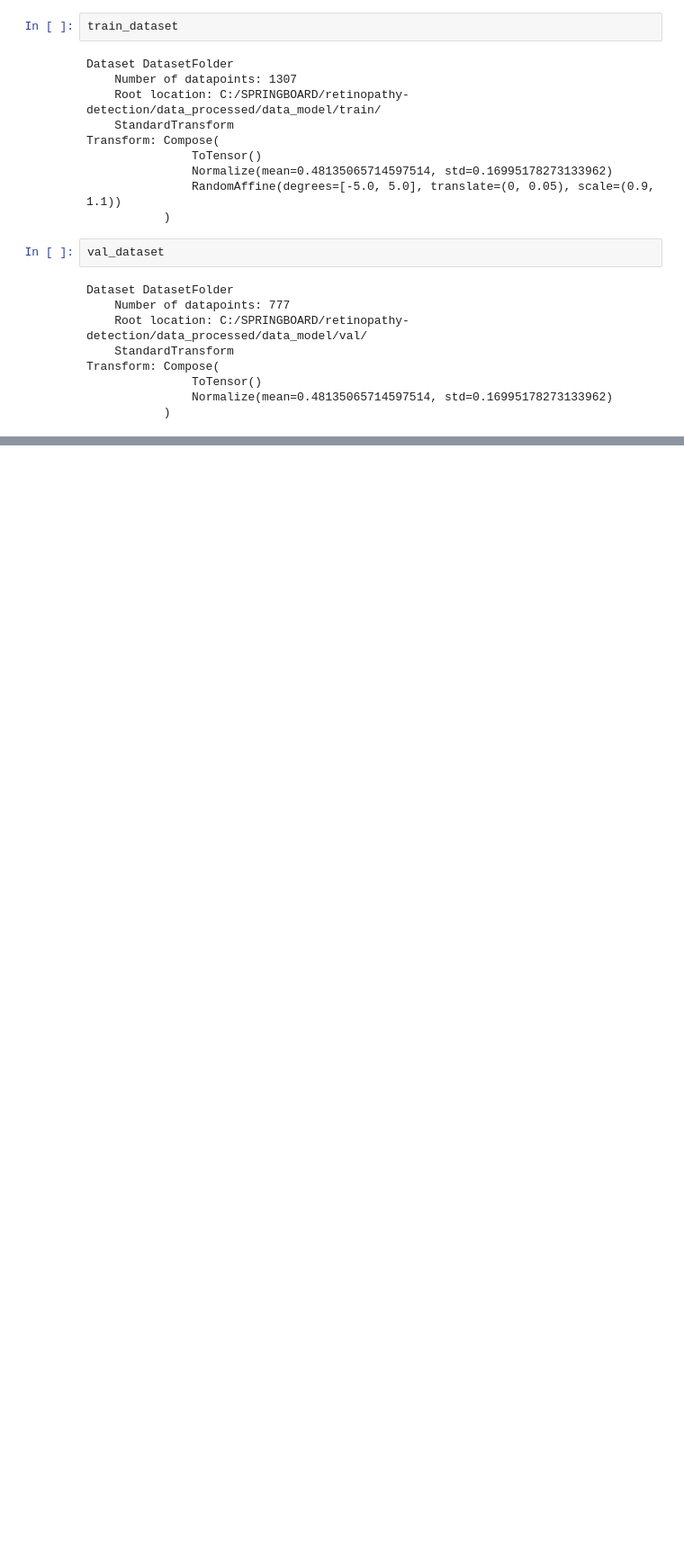
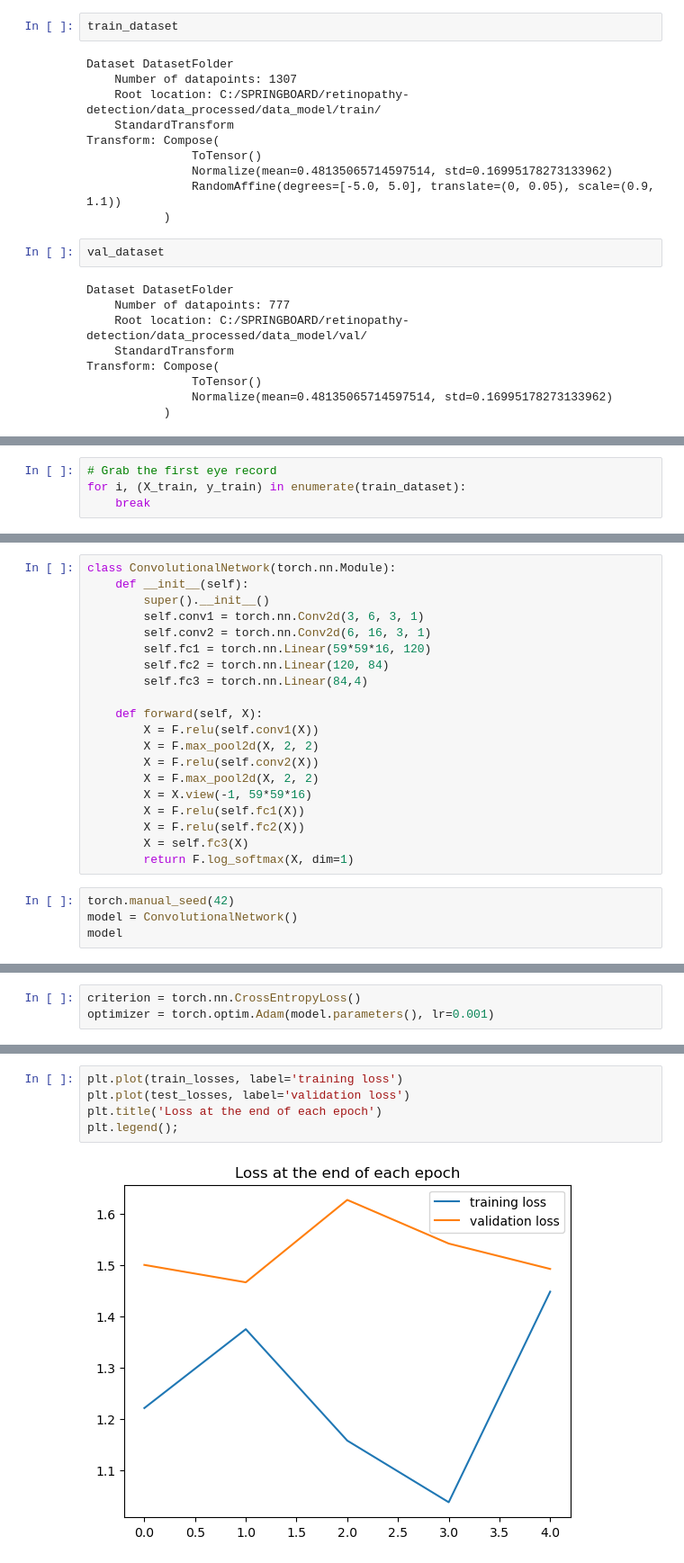
Before and after one commit to pablo-git8/retinoipathy-detection, a Jupyter notebook: notebooks/04_preprocessing_modeling.ipynb, the cells around one changed output, grey strips where cells are left out. Shown at 90% size. Cells and saved outputs as stored; diff of their text form; blank space fills up the shorter version.

```diff
--- a/notebooks/04_preprocessing_modeling.ipynb
+++ b/notebooks/04_preprocessing_modeling.ipynb
@@ -641,0 +652,4 @@ Transform: Compose(
+# %%
+# Grab the first eye record
+for i, (X_train, y_train) in enumerate(train_dataset):
+    break
@@ -641,0 +696,24 @@ Transform: Compose(
+# %%
+class ConvolutionalNetwork(torch.nn.Module):
+    def __init__(self):
+        super().__init__()
+        self.conv1 = torch.nn.Conv2d(3, 6, 3, 1)
+        self.conv2 = torch.nn.Conv2d(6, 16, 3, 1)
+        self.fc1 = torch.nn.Linear(59*59*16, 120)
+        self.fc2 = torch.nn.Linear(120, 84)
+        self.fc3 = torch.nn.Linear(84,4)
+
+    def forward(self, X):
+        X = F.relu(self.conv1(X))
+        X = F.max_pool2d(X, 2, 2)
+        X = F.relu(self.conv2(X))
+        X = F.max_pool2d(X, 2, 2)
+        X = X.view(-1, 59*59*16)
+        X = F.relu(self.fc1(X))
+        X = F.relu(self.fc2(X))
+        X = self.fc3(X)
+        return F.log_softmax(X, dim=1)
+# %%
+torch.manual_seed(42)
+model = ConvolutionalNetwork()
+model
@@ -641,0 +763,3 @@ Transform: Compose(
+# %%
+criterion = torch.nn.CrossEntropyLoss()
+optimizer = torch.optim.Adam(model.parameters(), lr=0.001)
@@ -641,0 +826,7 @@ Transform: Compose(
+# %%
+plt.plot(train_losses, label='training loss')
+plt.plot(test_losses, label='validation loss')
+plt.title('Loss at the end of each epoch')
+plt.legend();
+# %% [output]
+[figure, added]
```
Also changed, not shown: parts of 20 cells of this notebook.
